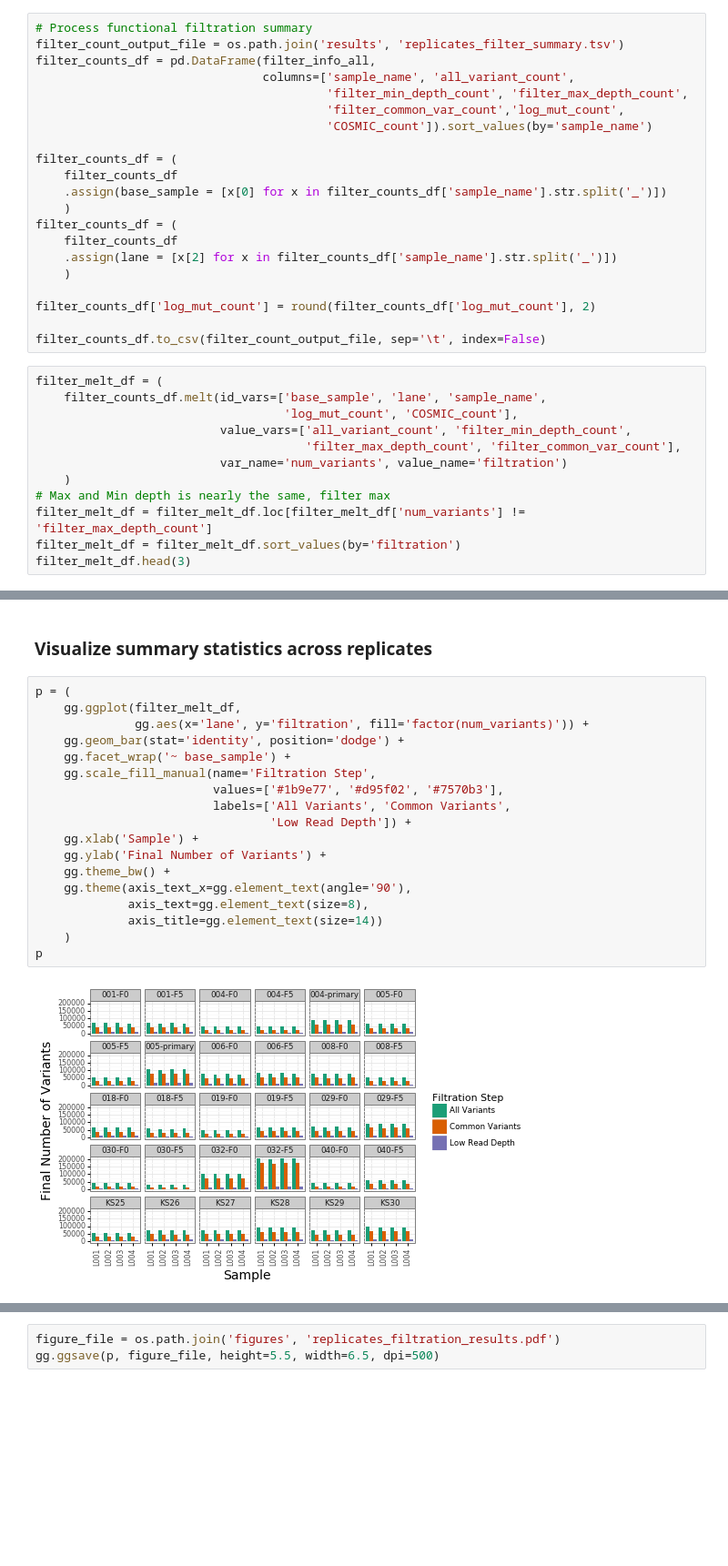
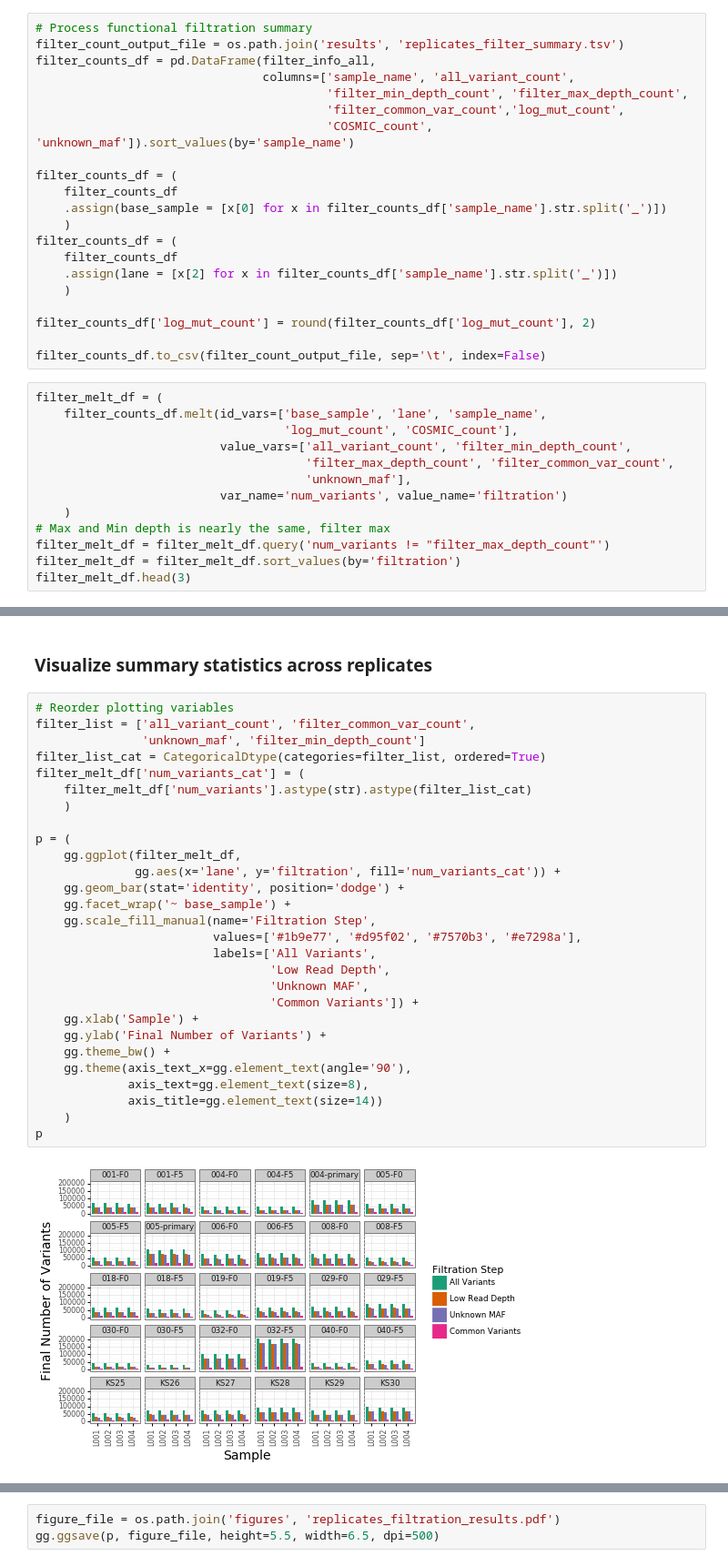
Before and after one commit to greenelab/pdx_exomeseq, a Jupyter notebook: filter_variants.ipynb, the cells around one changed output, grey strips where cells are left out. Shown: that part at 91% size. Drawn from its saved outputs; the diff is of its cells as text; blank space fills up the shorter version.

```diff
--- a/filter_variants.ipynb
+++ b/filter_variants.ipynb
@@ -174,7 +244,7 @@ filter_counts_df = pd.DataFrame(filter_info_all,
                                 columns=['sample_name', 'all_variant_count',
                                          'filter_min_depth_count', 'filter_max_depth_count',
                                          'filter_common_var_count','log_mut_count',
-                                         'COSMIC_count']).sort_values(by='sample_name')
+                                         'COSMIC_count', 'unknown_maf']).sort_values(by='sample_name')
 
 filter_counts_df = (
     filter_counts_df
@@ -193,11 +263,12 @@ filter_melt_df = (
     filter_counts_df.melt(id_vars=['base_sample', 'lane', 'sample_name',
                                    'log_mut_count', 'COSMIC_count'],
                           value_vars=['all_variant_count', 'filter_min_depth_count',
-                                      'filter_max_depth_count', 'filter_common_var_count'],
+                                      'filter_max_depth_count', 'filter_common_var_count',
+                                      'unknown_maf'],
                           var_name='num_variants', value_name='filtration')
     )
 # Max and Min depth is nearly the same, filter max
-filter_melt_df = filter_melt_df.loc[filter_melt_df['num_variants'] != 'filter_max_depth_count']
+filter_melt_df = filter_melt_df.query('num_variants != "filter_max_depth_count"')
 filter_melt_df = filter_melt_df.sort_values(by='filtration')
 filter_melt_df.head(3)
 # %% [output]
@@ -208,22 +279,32 @@ filter_melt_df.head(3)
 # %% [markdown]
 ### Visualize summary statistics across replicates
 # %%
+# Reorder plotting variables
+filter_list = ['all_variant_count', 'filter_common_var_count',
+               'unknown_maf', 'filter_min_depth_count']
+filter_list_cat = CategoricalDtype(categories=filter_list, ordered=True)
+filter_melt_df['num_variants_cat'] = (
+    filter_melt_df['num_variants'].astype(str).astype(filter_list_cat)
+    )
+
 p = (
     gg.ggplot(filter_melt_df,
-              gg.aes(x='lane', y='filtration', fill='factor(num_variants)')) +
+              gg.aes(x='lane', y='filtration', fill='num_variants_cat')) +
     gg.geom_bar(stat='identity', position='dodge') +
     gg.facet_wrap('~ base_sample') +
     gg.scale_fill_manual(name='Filtration Step',
-                         values=['#1b9e77', '#d95f02', '#7570b3'],
-                         labels=['All Variants', 'Common Variants',
-                                 'Low Read Depth']) +
+                         values=['#1b9e77', '#d95f02', '#7570b3', '#e7298a'],
+                         labels=['All Variants',
+                                 'Low Read Depth',
+                                 'Unknown MAF',
+                                 'Common Variants']) +
     gg.xlab('Sample') +
     gg.ylab('Final Number of Variants') +
     gg.theme_bw() +
     gg.theme(axis_text_x=gg.element_text(angle='90'),
              axis_text=gg.element_text(size=8),
              axis_title=gg.element_text(size=14))
     )
 p
 # %% [output]
-[figure, old version]
+[figure, new version]
```
Also changed, not shown: parts of 12 cells of this notebook, 1 other file.
